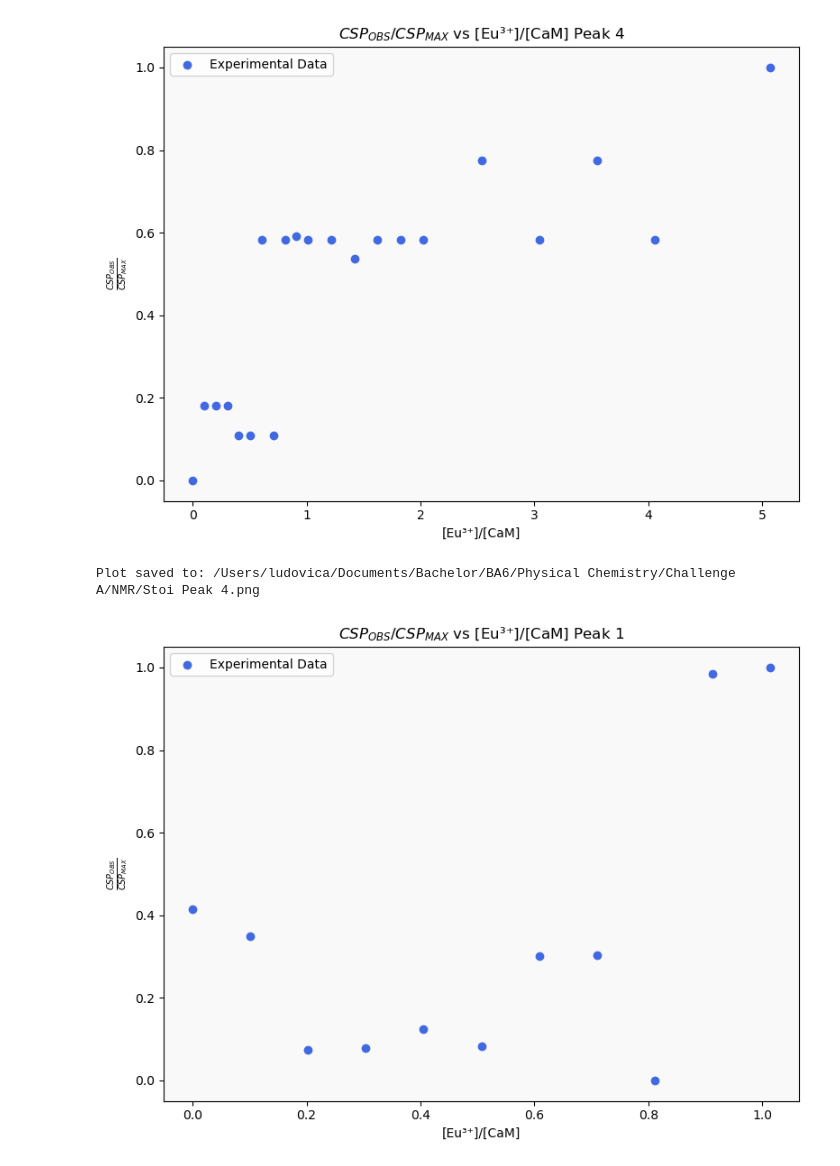
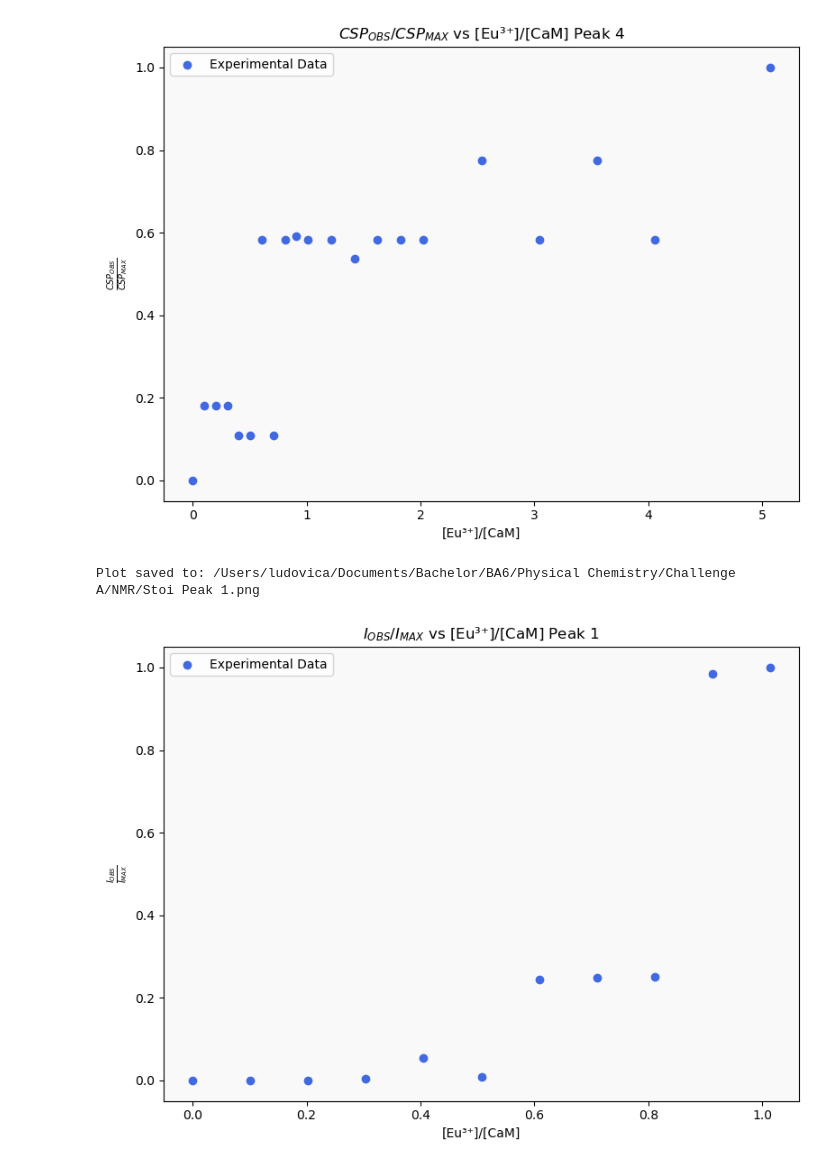
Before and after one commit to fracaludo/physicalchem, a Jupyter notebook: A/NMR/stoi.ipynb, the cells around one changed output. Cells and saved outputs as stored; diff of their text form; code cells hidden in the pictures.

```diff
--- a/A/NMR/stoi.ipynb
+++ b/A/NMR/stoi.ipynb
@@ -98,35 +98,35 @@ sheet_name = "1"
 # Read the Excel file
 df = pd.read_excel(file_path, sheet_name=sheet_name)
 
 # Ensure column names are clean
 df.columns = df.columns.str.strip()
 
 # Extract the relevant columns
 x = df["Eu3+/CaM"]
 y = df["X"]
 
 # Plot the scatter plot
 plt.figure(figsize=(8, 6))
 plt.scatter(x, y, color="royalblue", label="Experimental Data")
 plt.xlabel("[Eu³⁺]/[CaM]")
-plt.ylabel(r"$\frac{CSP_{OBS}}{CSP_{MAX}}$")
-plt.title(r"$CSP_{OBS}/CSP_{MAX}$ vs [Eu³⁺]/[CaM] Peak 1")
+plt.ylabel(r"$\frac{I_{OBS}}{I_{MAX}}$")
+plt.title(r"$I_{OBS}/I_{MAX}$ vs [Eu³⁺]/[CaM] Peak 1")
 plt.legend(loc="best")  # Automatically positions the legend
 plt.tight_layout()
 plt.gca().set_facecolor('#f9f9f9')
 
 # Function to save the plot
-def save_plot(directory, filename="Stoi Peak 4.png"):
+def save_plot(directory, filename="Stoi Peak 1.png"):
     os.makedirs(directory, exist_ok=True)  # Create directory if it doesn't exist
     filepath = os.path.join(directory, filename)
     plt.savefig(filepath, dpi=600, bbox_inches="tight")
     print(f"Plot saved to: {filepath}")
 
 # Save the plot
 save_plot("/Users/ludovica/Documents/Bachelor/BA6/Physical Chemistry/Challenge A/NMR")
 
 # Show the plot
 plt.show()
 # %% [output]
-Plot saved to: /Users/ludovica/Documents/Bachelor/BA6/Physical Chemistry/Challenge A/NMR/Stoi Peak 4.png
+Plot saved to: /Users/ludovica/Documents/Bachelor/BA6/Physical Chemistry/Challenge A/NMR/Stoi Peak 1.png
-[figure, old version]
+[figure, new version]
```
Also changed, not shown: parts of 5 cells of this notebook.
